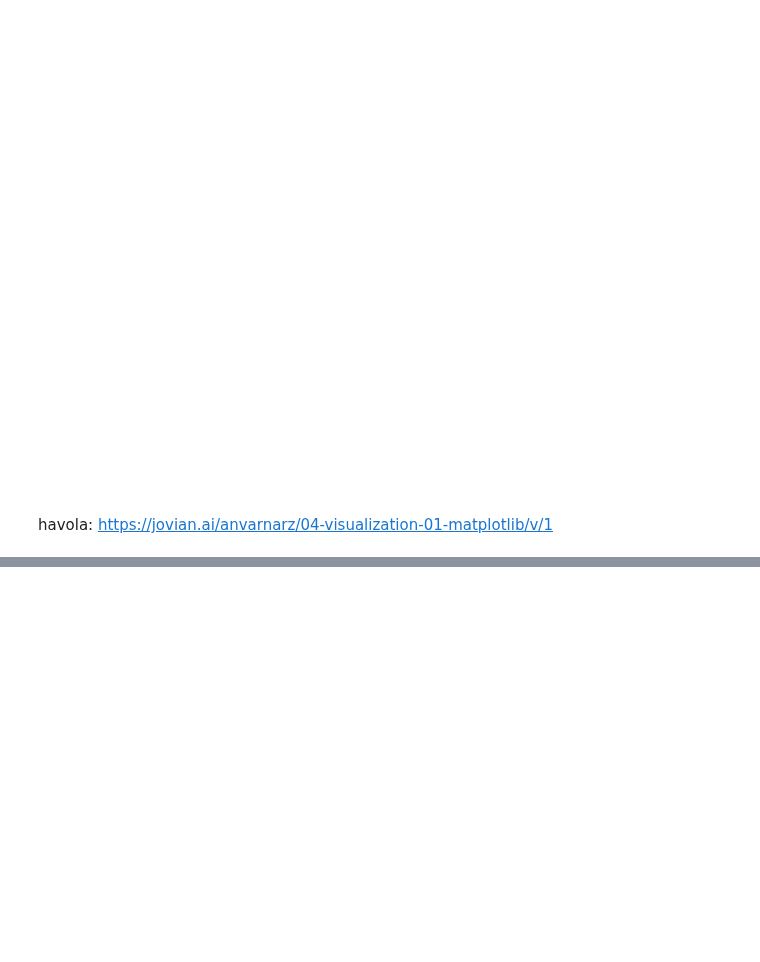
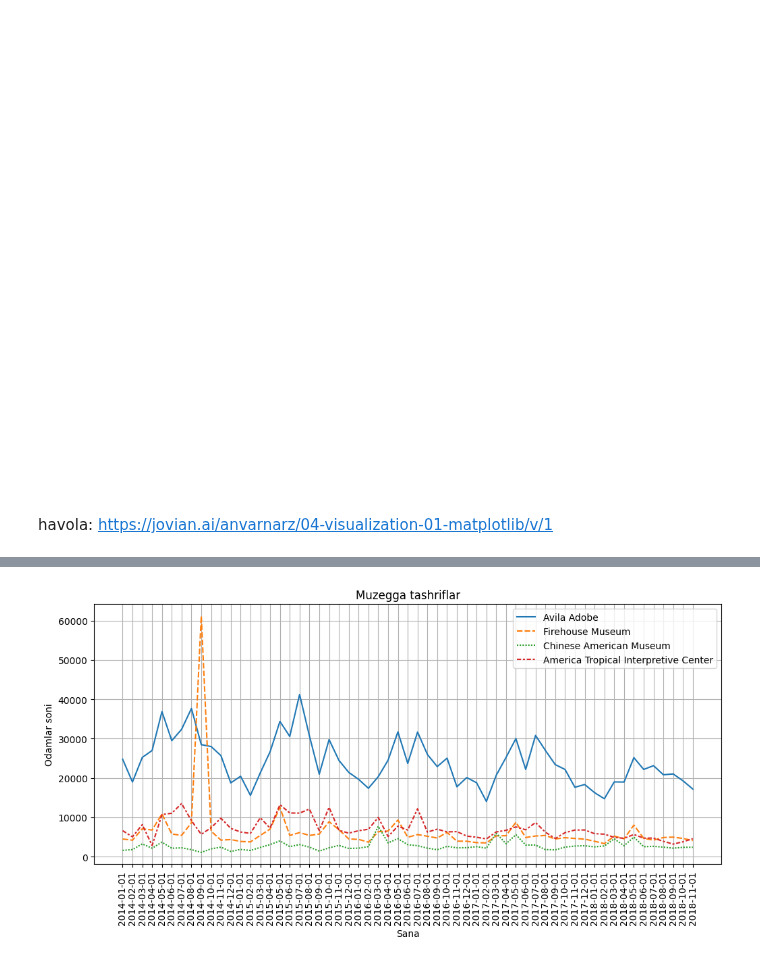
Before and after one commit to ulubeykhuja/mohir_dev_lessons, a Jupyter notebook: visual.ipynb, the cells around one changed output, grey strips where cells are left out. Saved outputs shown, nothing was run; the diff lists cells and outputs as text; code cells hidden in the pictures; blank space fills up the shorter version.

```diff
--- a/visual.ipynb
+++ b/visual.ipynb
@@ -63,0 +88,11 @@ havola: https://jovian.ai/anvarnarz/04-visualization-01-matplotlib/v/1
+# %%
+plt.figure(figsize=(12, 5))
+plt.title("Muzegga tashriflar")
+plt.xlabel("Sana")
+plt.xticks(rotation=90)
+plt.ylabel("Odamlar soni")
+plt.grid()
+sns.lineplot(data=df)
+plt.show()
+# %% [output]
+[figure, added]
```
Also changed, not shown: parts of 6 cells of this notebook.
